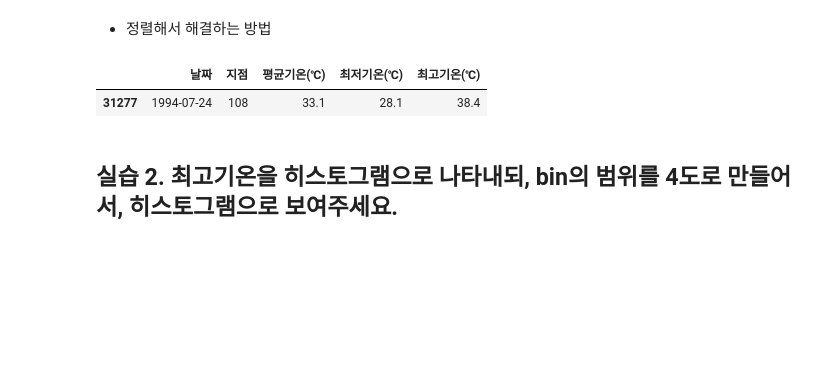
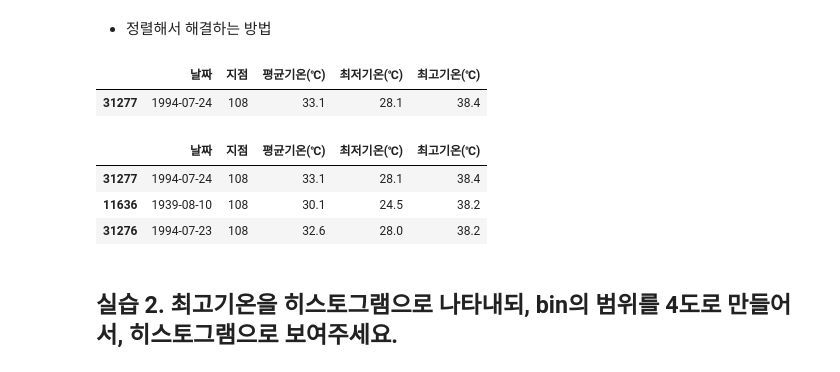
Before and after one commit to steve0joo/gg1th_data_analisys_ex, a Jupyter notebook: 3.a 프로젝트1 - 기온데이터분석.ipynb, the cells around one changed output. Saved outputs shown, nothing was run; the diff lists cells and outputs as text; code cells hidden in the pictures; blank space fills up the shorter version.

```diff
--- a/3.a 프로젝트1 - 기온데이터분석.ipynb
+++ b/3.a 프로젝트1 - 기온데이터분석.ipynb
@@ -97,6 +97,13 @@ df.sort_values('최고기온(℃)', ascending=False).head(1)
 # %% [output]
 |  | 날짜 | 지점 | 평균기온(℃) | 최저기온(℃) | 최고기온(℃) |
 | 31277 | 1994-07-24 | 108 | 33.1 | 28.1 | 38.4 |
+# %%
+df.sort_values('최고기온(℃)', ascending=False).head(3)
+# %% [output]
+|  | 날짜 | 지점 | 평균기온(℃) | 최저기온(℃) | 최고기온(℃) |
+| 31277 | 1994-07-24 | 108 | 33.1 | 28.1 | 38.4 |
+| 11636 | 1939-08-10 | 108 | 30.1 | 24.5 | 38.2 |
+| 31276 | 1994-07-23 | 108 | 32.6 | 28.0 | 38.2 |
 # %% [markdown]
 ## 실습 2. 최고기온을 히스토그램으로 나타내되, bin의 범위를 4도로 만들어서, 히스토그램으로 보여주세요.
 # %%
```
Also changed, not shown: parts of 2 cells of this notebook.
